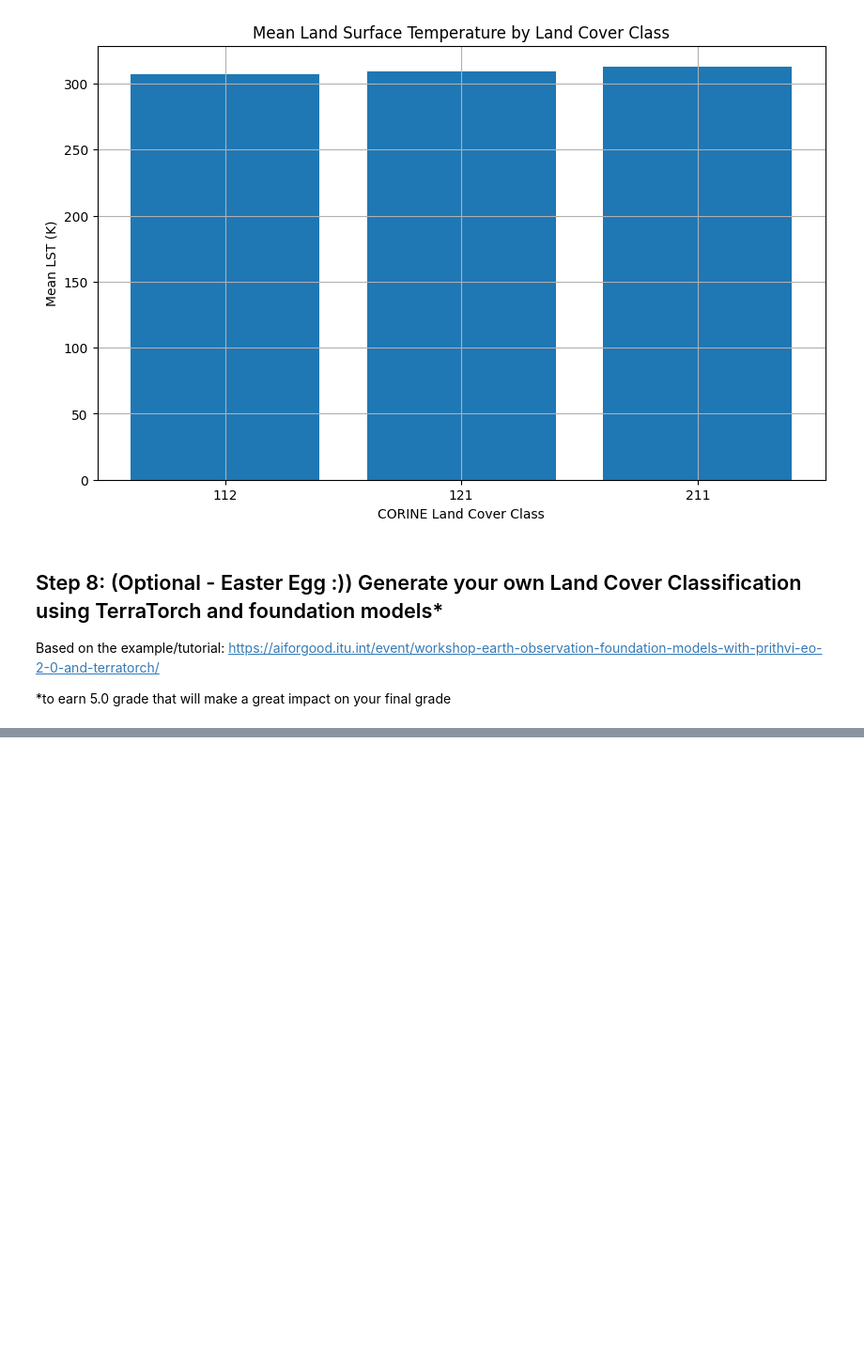
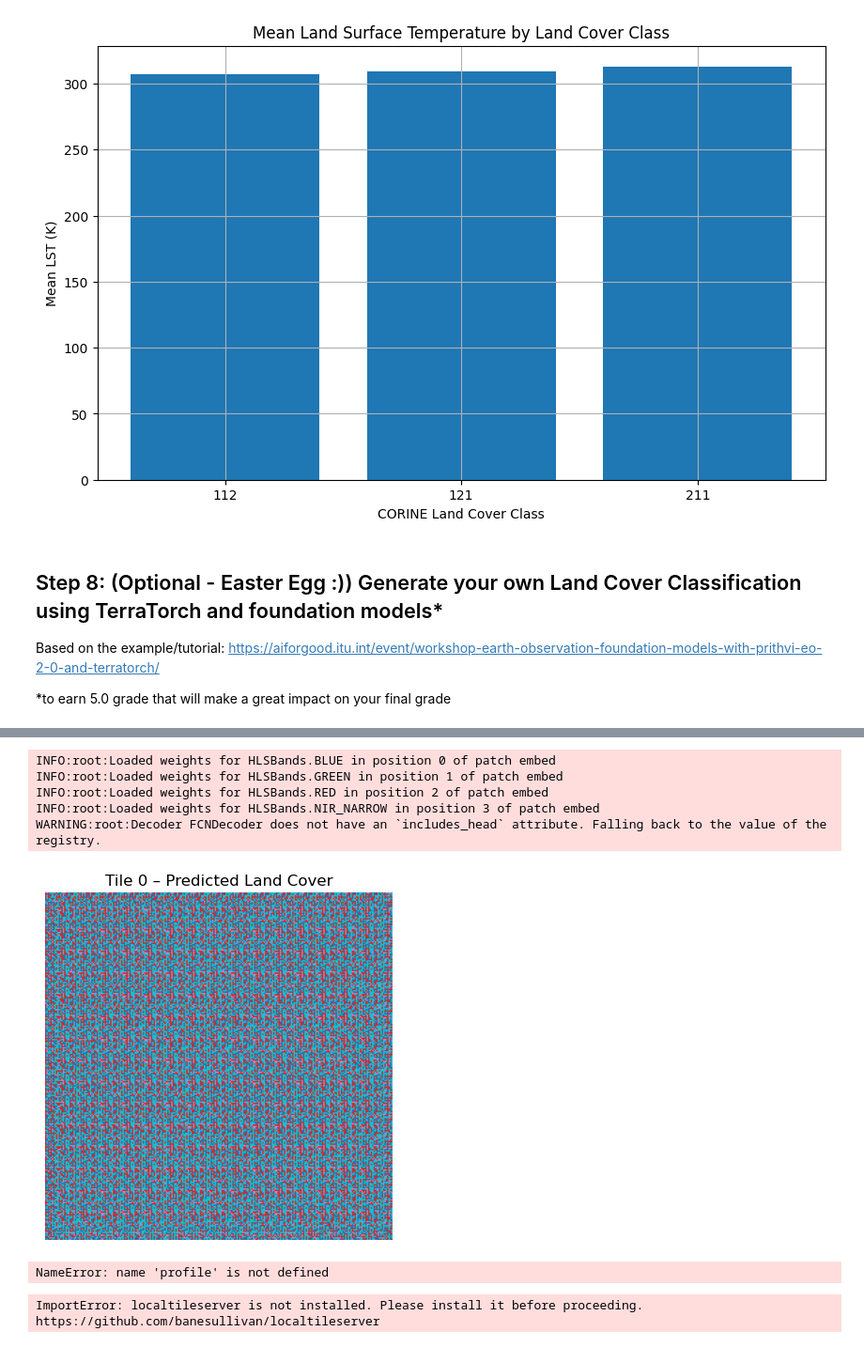
Before and after one commit to eo-agh/rs-summer-2025-labs-Sc00ra, a Jupyter notebook: notebooks/lab-5.ipynb, the cells around one changed output, grey strips where cells are left out. Shown at 94% size. Drawn from its saved outputs; the diff is of its cells as text; code cells hidden in the pictures; blank space fills up the shorter version.

```diff
--- a/notebooks/lab-5.ipynb
+++ b/notebooks/lab-5.ipynb
@@ -312,0 +267,43 @@ TypeError: EncoderDecoderFactory() takes no arguments
+# %%
+tiles_tensor = torch.from_numpy(tiles).permute(0, 3, 1, 2)  # (N, C, H, W)
+# %%
+# Initialize the model factory
+model_factory = EncoderDecoderFactory()
+
+model = model_factory.build_model(
+    task="segmentation",
+    backbone="prithvi_eo_v2_300",  # Example backbone
+    backbone_pretrained=True,
+    backbone_bands=[
+        HLSBands.BLUE,
+        HLSBands.GREEN,
+        HLSBands.RED,
+        HLSBands.NIR_NARROW,
+    ],
+    necks=[{"name": "SelectIndices", "indices": [-1]},
+           {"name": "ReshapeTokensToImage"}],
+    decoder="FCNDecoder",
+    decoder_channels=128,
+    head_dropout=0.1,
+    num_classes=4,  # Adjust based on your classification needs
+)
+# %% [output]
+INFO:root:Loaded weights for HLSBands.BLUE in position 0 of patch embed
+INFO:root:Loaded weights for HLSBands.GREEN in position 1 of patch embed
+INFO:root:Loaded weights for HLSBands.RED in position 2 of patch embed
+INFO:root:Loaded weights for HLSBands.NIR_NARROW in position 3 of patch embed
+WARNING:root:Decoder FCNDecoder does not have an `includes_head` attribute. Falling back to the value of the registry.
+# %%
+model.eval()
+with torch.no_grad():
+    raw = model(tiles_tensor)    # ModelOutput
+    logits = raw.output          # the tensor you want
+    predictions = torch.argmax(logits, dim=1)  # shape: (N, H, W)
+# %%
+pred = predictions[0].cpu()  # (256, 256)
+plt.imshow(pred, cmap='tab10')
+plt.title("Tile 0 – Predicted Land Cover")
+plt.axis('off')
+plt.show()
+# %% [output]
+[figure, added]
@@ -312,0 +328,37 @@ TypeError: EncoderDecoderFactory() takes no arguments
+# %%
+
+# Use the original image’s profile, updating count and dtype
+profile.update({
+    'count': 1,
+    'dtype': rasterio.uint8,
+    'height': full_map.shape[0],
+    'width': full_map.shape[1],
+    'transform': profile['transform']  # same georeferencing
+})
+
+with rasterio.open("classification_map.tif", 'w', **profile) as dst:
+    dst.write(full_map.astype(rasterio.uint8), 1)
+# %% [output]
+NameError: name 'profile' is not defined
+# %%
+import geemap
+import ee
+
+# (If not already) initialize Earth Engine
+ee.Initialize()
+m = geemap.Map(center=[50.10, 19.96], zoom=13)
+m.add_basemap("HYBRID")
+
+# Use the same palette you defined before
+palette = ["red", "orange", "yellow", "green", "blue", "purple"]
+
+m.add_raster(
+    "classification_map.tif",
+    layer_name="Land Cover Classification",
+    palette=palette,
+    opacity=0.7,
+)
+
+m
+# %% [output]
+ImportError: localtileserver is not installed. Please install it before proceeding. https://github.com/banesullivan/localtileserver
```
Also changed, not shown: parts of 7 cells of this notebook, 3 other files.
